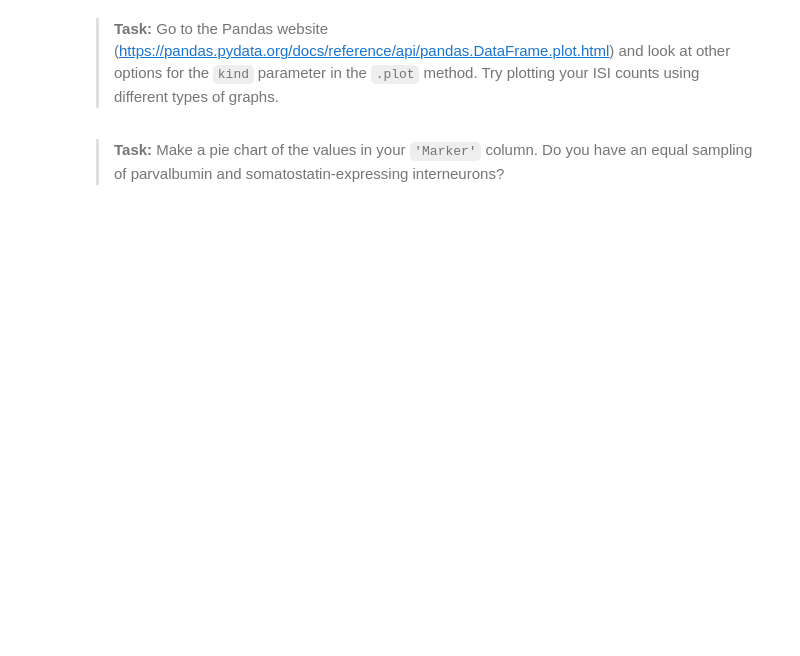
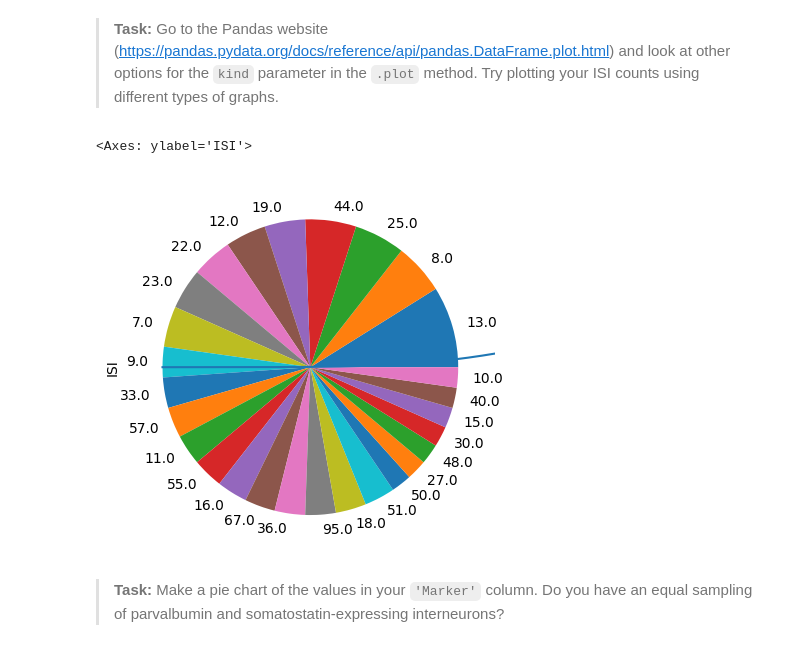
Before and after one commit to lindseyhuppin/Neur265Work, a Jupyter notebook: notebooks/Pandas_02_07_24.ipynb, the cells around one changed output. Saved outputs shown, nothing was run; the diff lists cells and outputs as text; code cells hidden in the pictures; blank space fills up the shorter version.

```diff
--- a/notebooks/Pandas_02_07_24.ipynb
+++ b/notebooks/Pandas_02_07_24.ipynb
@@ -82,2 +138,11 @@ ISI_counts[:10].plot(kind = 'bar')
+# %%
+# Plot your ISI value counts here!
+ISI_counts[:10].plot(kind = 'kde')
+ISI_counts[:10].plot(kind = 'box')
+ISI_counts[:10].plot(kind = 'area')
+ISI_counts[:10].plot(kind = 'pie')
+# %% [output]
+<Axes: ylabel='ISI'>
+[figure, added]
 # %% [markdown]
 ><b>Task:</b> Make a pie chart of the values in your `'Marker'` column. Do you have an equal sampling of parvalbumin and somatostatin-expressing interneurons?
```
Also changed, not shown: parts of 32 cells of this notebook.
